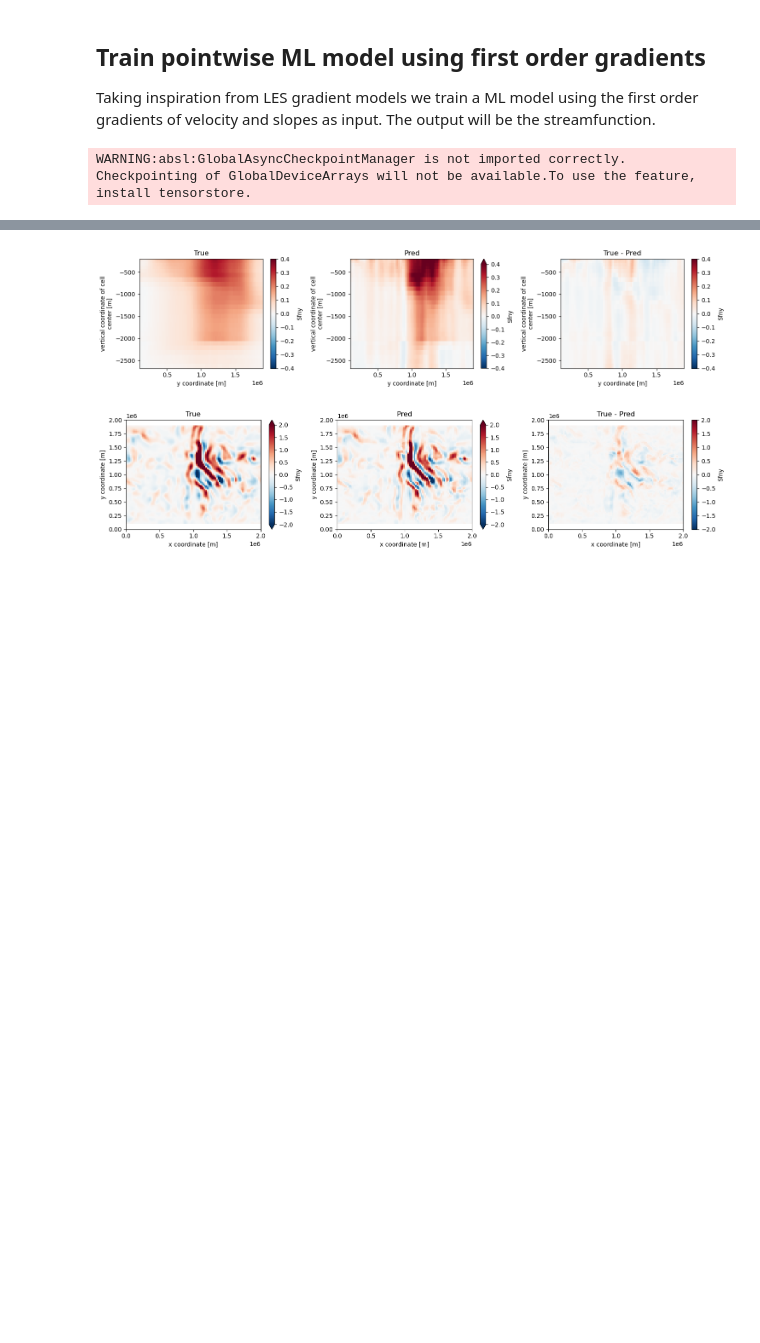
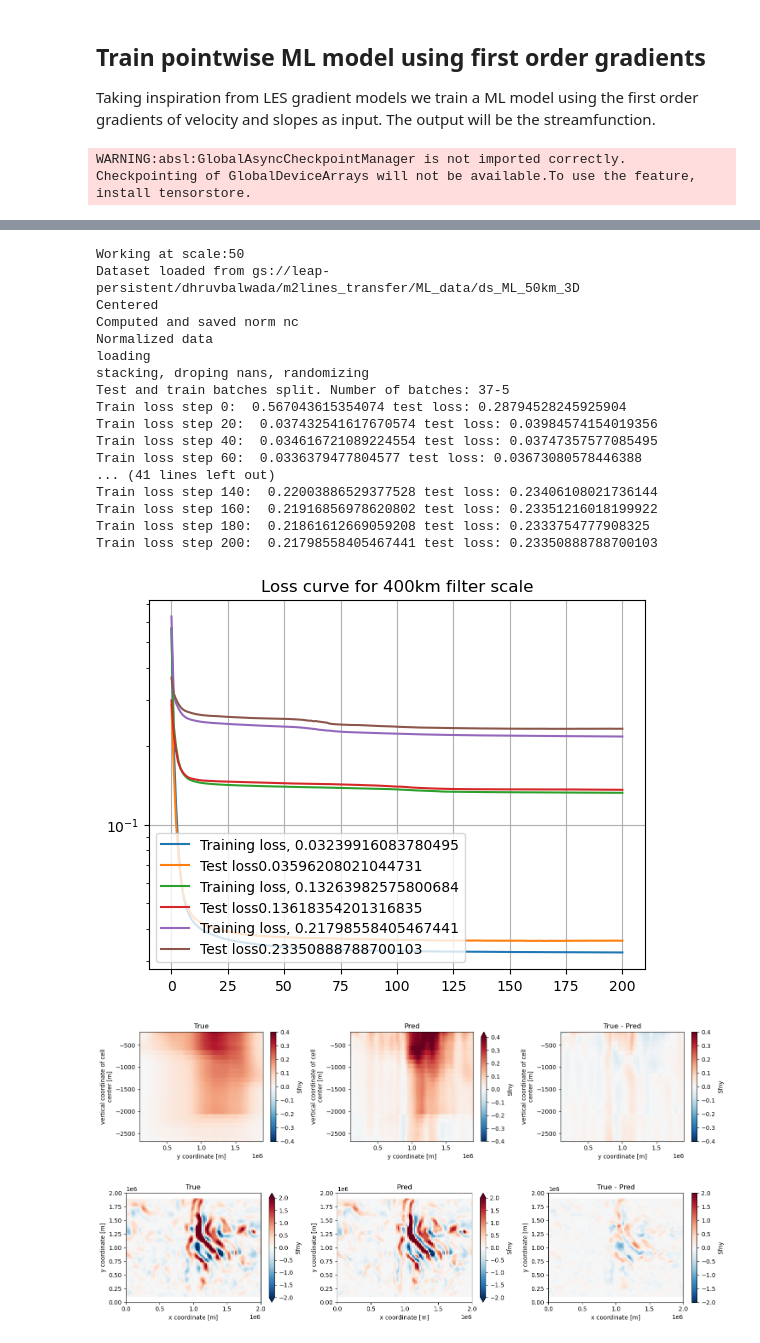
Before and after one commit to dhruvbalwada/mesoscale_buoyancy_param_ML, a Jupyter notebook: train_models/MITgcm_train_point_model_first_grad.ipynb, the cells around one changed output, grey strips where cells are left out. Saved outputs shown, nothing was run; the diff lists cells and outputs as text; code cells hidden in the pictures; blank space fills up the shorter version.

Commit message:
small edits to add MOM6 datasets

```diff
--- a/train_models/MITgcm_train_point_model_first_grad.ipynb
+++ b/train_models/MITgcm_train_point_model_first_grad.ipynb
@@ -25,7 +18,0 @@ False
-# %%
-kind = 'MITgcm'
-MITgcm_bucket ='gs://leap-persistent/dhruvbalwada/m2lines_transfer'
-
-L = '100'
-Lint = int(L)
-fname = f'{MITgcm_bucket}/ML_data/ds_ML_'+L+'km_3D'
@@ -80,8 +18,0 @@ plt.savefig('figures/MITgcm_'+Lsel+'km_loss_curve.png')
-# %%
-# Save the checkpoint
-CKPT_DIR = '/home/jovyan/mesoscale_buoyancy_param_ML/checkpoints/ckpts_'+L+'_test_new'#+'_'+str(bias)
-regress_sys.save_checkpoint(CKPT_DIR)
-# %%
-# Save model nc file
-model_nc = '/home/jovyan/mesoscale_buoyancy_param_ML/model_ncs/'
-regress_sys.save_weights_nc(model_nc + 'test.nc')
@@ -181,3 +19,66 @@ Data variables:
+# %%
+kind = 'MITgcm'
+MITgcm_bucket ='gs://leap-persistent/dhruvbalwada/m2lines_transfer'
+
+#Lkeys  = ['50', '100', '200', '400']
+Lkeys  = ['50', '200', '400']
+
+for L in Lkeys:
+    print('Working at scale:' + L)
+    Lint = int(L)
+    fname = f'{MITgcm_bucket}/ML_data/ds_ML_'+L+'km_3D'
+
+    # Open dataset
+    ML_data = datasets.MITgcm_transformer(fname, Lint,
+                                      input_channels=['U_x', 'U_y',
+                                                      'V_x', 'V_y',
+                                                      'Sx', 'Sy'])
+    ML_data.convert_subsampled_normed();
+    ML_data.generate_test_train_batches();
+
+    # Setup ML model
+    ANN_model = ML_classes.ANN(num_in = len(ML_data.input_channels))
+    regress_sys = ML_classes.RegressionSystem(ANN_model)
+
+    regress_sys.train_system(ML_data, 201)
+
+    ## Loss plot
+    plt.plot(regress_sys.train_loss, label='Training loss, '+str(regress_sys.train_loss[-1]))
+    plt.plot(regress_sys.test_loss, label='Test loss'+str(regress_sys.test_loss[-1]))
+
+    plt.title('Loss curve for '+ L+ 'km filter scale')
+    plt.grid()
+    plt.yscale('log')
+    plt.legend()
+
+    plt.savefig('figures/MITgcm_'+L+'km_loss_curve.png')
+
+    # Save the checkpoint
+    CKPT_DIR = '/home/jovyan/mesoscale_buoyancy_param_ML/checkpoints/ckpts_'+L+'_MITgcm'#+'_'+str(bias)
+    regress_sys.save_checkpoint(CKPT_DIR)
+
+    # Save model nc file
+    model_nc = '/home/jovyan/mesoscale_buoyancy_param_ML/model_ncs/' +'MITgcm_'+L+'.nc'
+    regress_sys.save_weights_nc(model_nc)
+# %% [output]
+Working at scale:50
+Dataset loaded from gs://leap-persistent/dhruvbalwada/m2lines_transfer/ML_data/ds_ML_50km_3D
+Centered
+Computed and saved norm nc
+Normalized data
+loading
+stacking, droping nans, randomizing
+Test and train batches split. Number of batches: 37-5
+Train loss step 0:  0.567043615354074 test loss: 0.28794528245925904
+Train loss step 20:  0.037432541617670574 test loss: 0.03984574154019356
+Train loss step 40:  0.034616721089224554 test loss: 0.03747357577085495
+Train loss step 60:  0.0336379477804577 test loss: 0.03673080578446388
+... (41 lines left out)
+Train loss step 140:  0.22003886529377528 test loss: 0.23406108021736144
+Train loss step 160:  0.21916856978620802 test loss: 0.23351216018199922
+Train loss step 180:  0.21861612669059208 test loss: 0.2333754777908325
+Train loss step 200:  0.21798558405467441 test loss: 0.23350888788700103
+[figure, added]
 # %%
 # Inference step
 # y_pred = model.apply(params, X_test)
```
Also changed, not shown: parts of 25 cells of this notebook, 5 other files.
